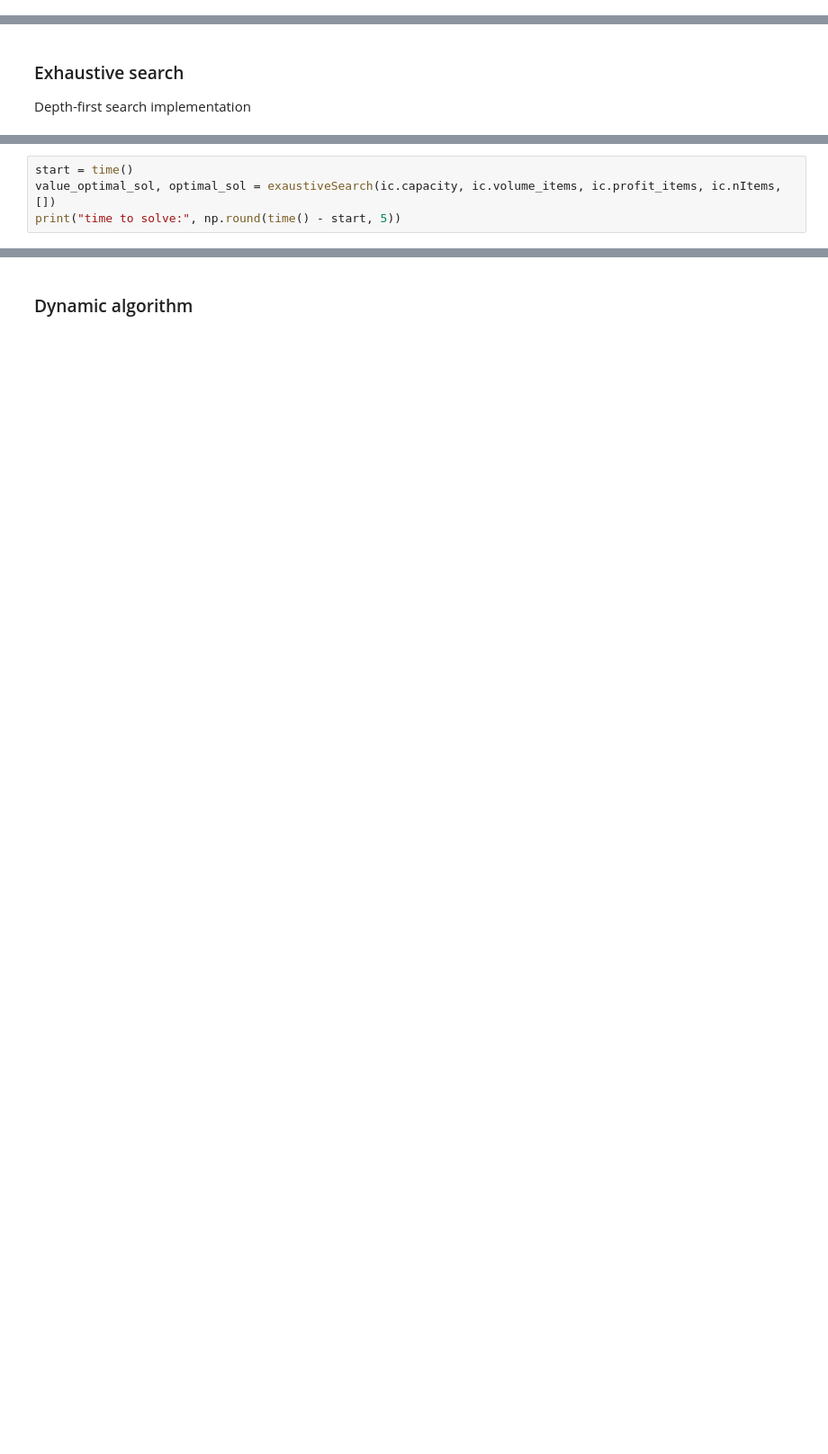
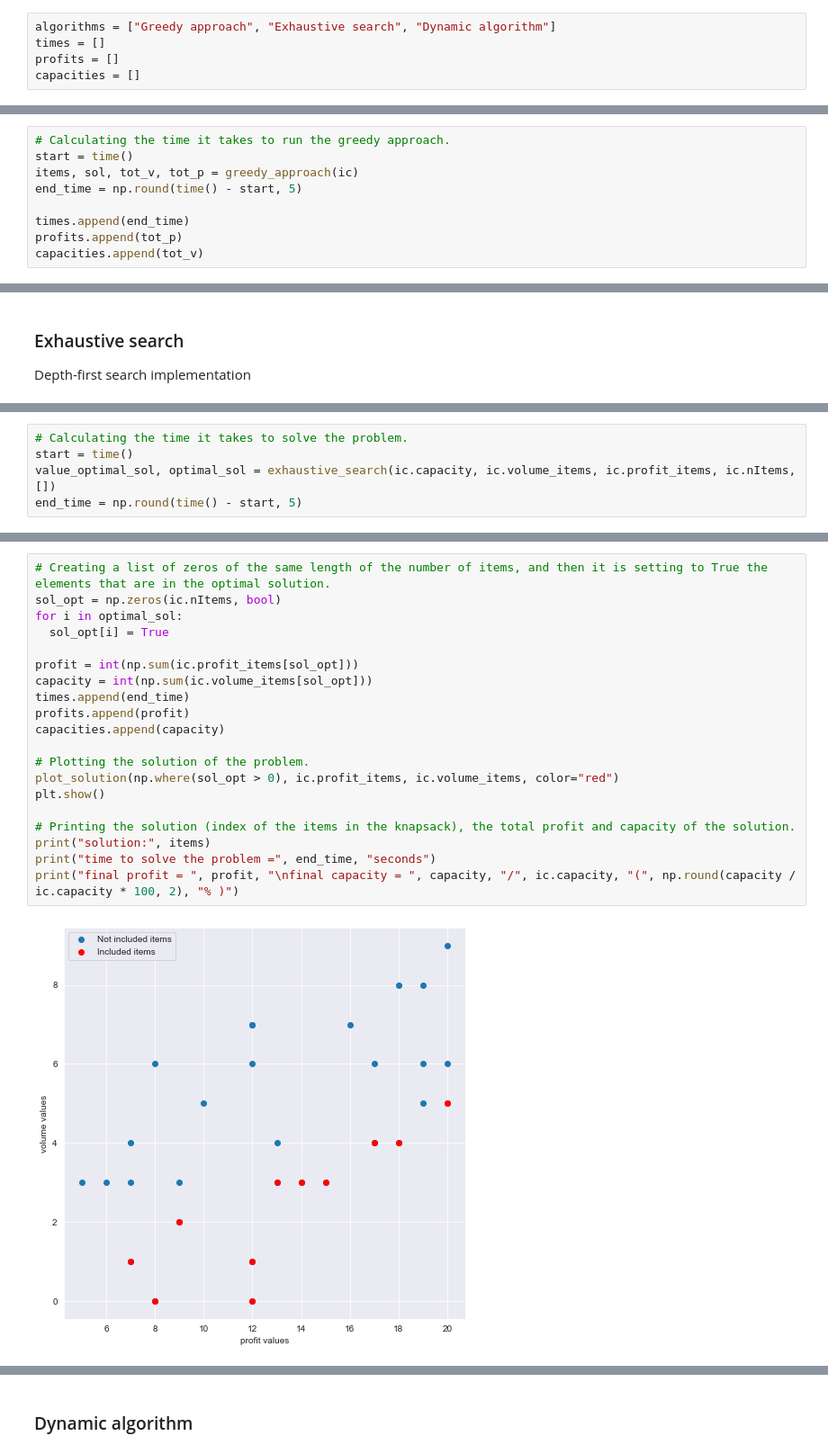
Before and after one commit to SimoneMugnai/AI_USI_MA_Assignments, a Jupyter notebook: introduction_to_the_KP.ipynb, the cells around one changed output, grey strips where cells are left out. Shown: that part at 90% size. Cells and saved outputs as stored; diff of their text form; blank space fills up the shorter version.

```diff
--- a/introduction_to_the_KP.ipynb
+++ b/introduction_to_the_KP.ipynb
@@ -260 +101,6 @@ circle
+# %%
+algorithms = ["Greedy approach", "Exhaustive search", "Dynamic algorithm"]
+times = []
+profits = []
+capacities = []
 # %% [markdown]
@@ -317,0 +166,9 @@ total capacity =  25.0   percentage capacity =  96.15
+# %%
+# Calculating the time it takes to run the greedy approach.
+start = time()
+items, sol, tot_v, tot_p = greedy_approach(ic)
+end_time = np.round(time() - start, 5)
+
+times.append(end_time)
+profits.append(tot_p)
+capacities.append(tot_v)
@@ -347,4 +235,5 @@ def exaustiveSearch(W, wt, val, n, curr_sol):
 # %%
+# Calculating the time it takes to solve the problem.
 start = time()
-value_optimal_sol, optimal_sol = exaustiveSearch(ic.capacity, ic.volume_items, ic.profit_items, ic.nItems, [])
-print("time to solve:", np.round(time() - start, 5))
+value_optimal_sol, optimal_sol = exhaustive_search(ic.capacity, ic.volume_items, ic.profit_items, ic.nItems, [])
+end_time = np.round(time() - start, 5)
@@ -367,0 +240,22 @@ total capacity =  26.0   percentage capacity =  100.0
+# %%
+# Creating a list of zeros of the same length of the number of items, and then it is setting to True the elements that are in the optimal solution.
+sol_opt = np.zeros(ic.nItems, bool)
+for i in optimal_sol:
+  sol_opt[i] = True
+
+profit = int(np.sum(ic.profit_items[sol_opt]))
+capacity = int(np.sum(ic.volume_items[sol_opt]))
+times.append(end_time)
+profits.append(profit)
+capacities.append(capacity)
+
+# Plotting the solution of the problem.
+plot_solution(np.where(sol_opt > 0), ic.profit_items, ic.volume_items, color="red")
+plt.show()
+
+# Printing the solution (index of the items in the knapsack), the total profit and capacity of the solution.
+print("solution:", items)
+print("time to solve the problem =", end_time, "seconds")
+print("final profit = ", profit, "\nfinal capacity = ", capacity, "/", ic.capacity, "(", np.round(capacity / ic.capacity * 100, 2), "% )")
+# %% [output]
+[figure, added]
```
Also changed, not shown: parts of 39 cells of this notebook, 1 other file.
